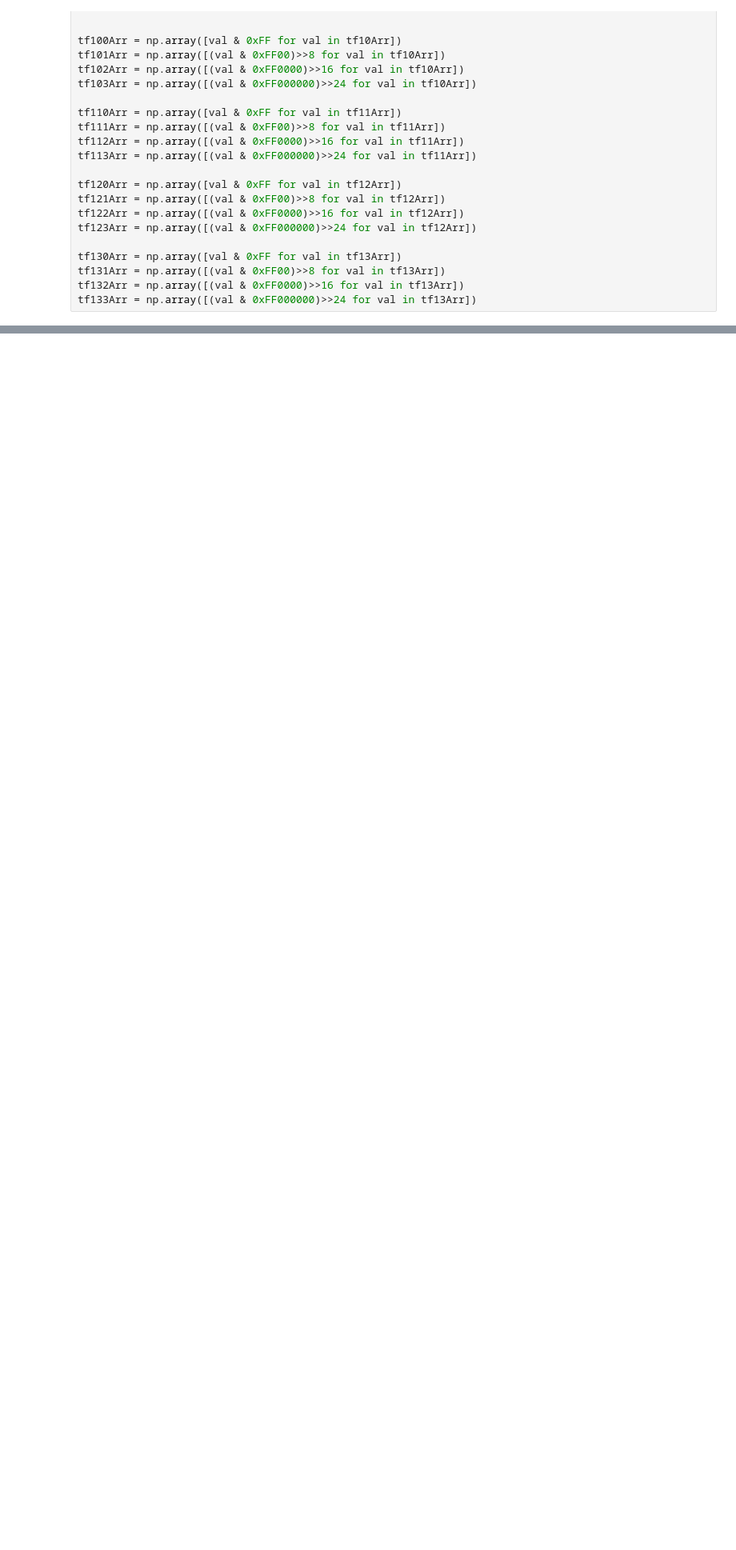
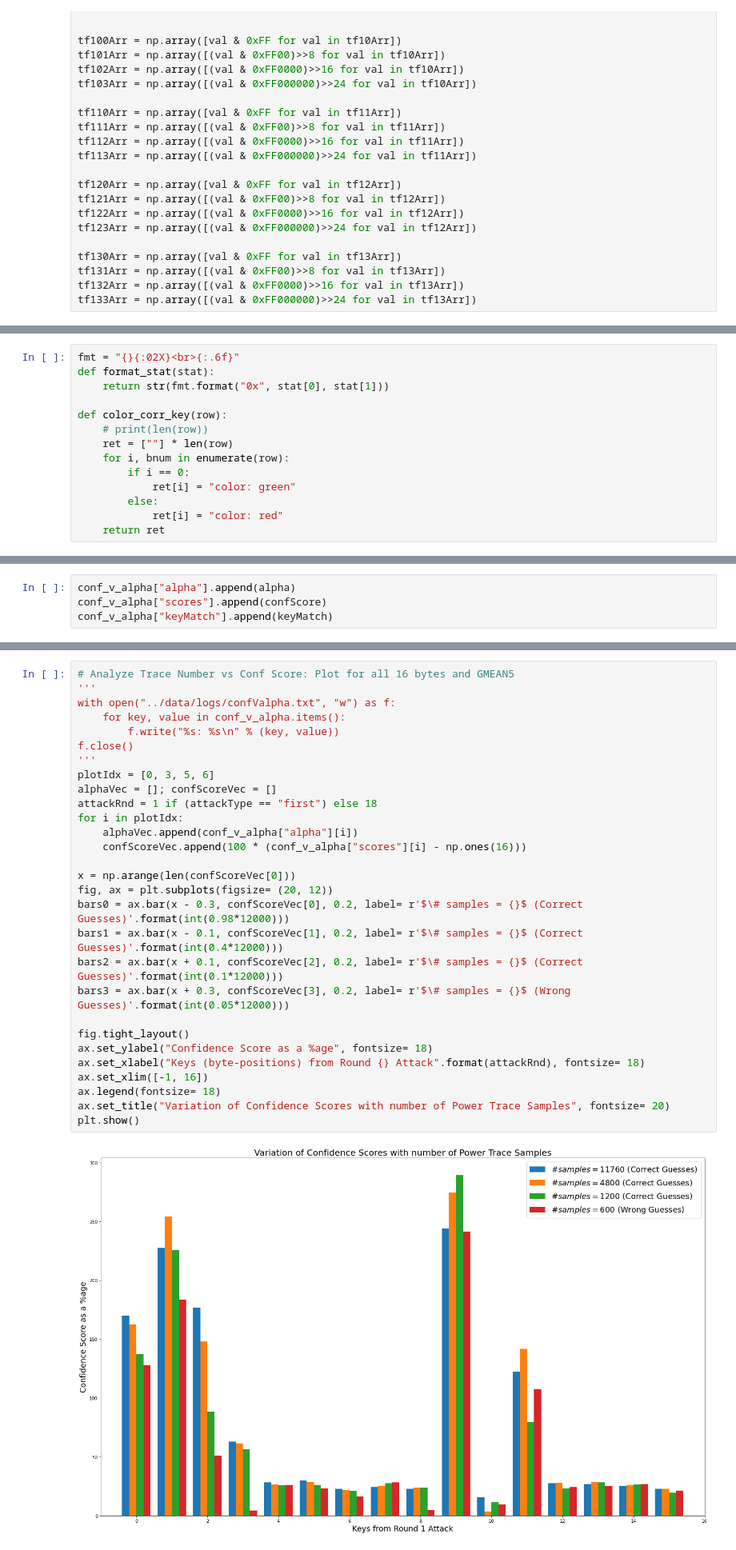
Before and after one commit to aklsh/CS6630, a Jupyter notebook: A2/src/clefia_CPA.ipynb, the cells around one changed output, grey strips where cells are left out. Shown: that part at 80% size. Saved outputs shown, nothing was run; the diff lists cells and outputs as text; blank space fills up the shorter version.

```diff
--- a/A2/src/clefia_CPA.ipynb
+++ b/A2/src/clefia_CPA.ipynb
@@ -596,0 +226,14 @@ Intermediate Value = output of first round ^ keyGuess
+# %%
+fmt = "{}{:02X}<br>{:.6f}"
+def format_stat(stat):
+    return str(fmt.format("0x", stat[0], stat[1]))
+
+def color_corr_key(row):
+    # print(len(row))
+    ret = [""] * len(row)
+    for i, bnum in enumerate(row):
+        if i == 0:
+            ret[i] = "color: green"
+        else:
+            ret[i] = "color: red"
+    return ret
@@ -596,0 +499,4 @@ Intermediate Value = output of first round ^ keyGuess
+# %%
+conf_v_alpha["alpha"].append(alpha)
+conf_v_alpha["scores"].append(confScore)
+conf_v_alpha["keyMatch"].append(keyMatch)
@@ -596,0 +511,31 @@ Intermediate Value = output of first round ^ keyGuess
+# %%
+# Analyze Trace Number vs Conf Score: Plot for all 16 bytes and GMEAN5
+'''
+with open("../data/logs/confValpha.txt", "w") as f:
+    for key, value in conf_v_alpha.items():
+        f.write("%s: %s\n" % (key, value))
+f.close()
+'''
+plotIdx = [0, 3, 5, 6]
+alphaVec = []; confScoreVec = []
+attackRnd = 1 if (attackType == "first") else 18
+for i in plotIdx:
+    alphaVec.append(conf_v_alpha["alpha"][i])
+    confScoreVec.append(100 * (conf_v_alpha["scores"][i] - np.ones(16)))
+
+x = np.arange(len(confScoreVec[0]))
+fig, ax = plt.subplots(figsize= (20, 12))
+bars0 = ax.bar(x - 0.3, confScoreVec[0], 0.2, label= r'$\# samples = {}$ (Correct Guesses)'.format(int(0.98*12000)))
+bars1 = ax.bar(x - 0.1, confScoreVec[1], 0.2, label= r'$\# samples = {}$ (Correct Guesses)'.format(int(0.4*12000)))
+bars2 = ax.bar(x + 0.1, confScoreVec[2], 0.2, label= r'$\# samples = {}$ (Correct Guesses)'.format(int(0.1*12000)))
+bars3 = ax.bar(x + 0.3, confScoreVec[3], 0.2, label= r'$\# samples = {}$ (Wrong Guesses)'.format(int(0.05*12000)))
+
+fig.tight_layout()
+ax.set_ylabel("Confidence Score as a %age", fontsize= 18)
+ax.set_xlabel("Keys (byte-positions) from Round {} Attack".format(attackRnd), fontsize= 18)
+ax.set_xlim([-1, 16])
+ax.legend(fontsize= 18)
+ax.set_title("Variation of Confidence Scores with number of Power Trace Samples", fontsize= 20)
+plt.show()
+# %% [output]
+[figure, added]
```
Also changed, not shown: parts of 50 cells of this notebook, 1 other file.
